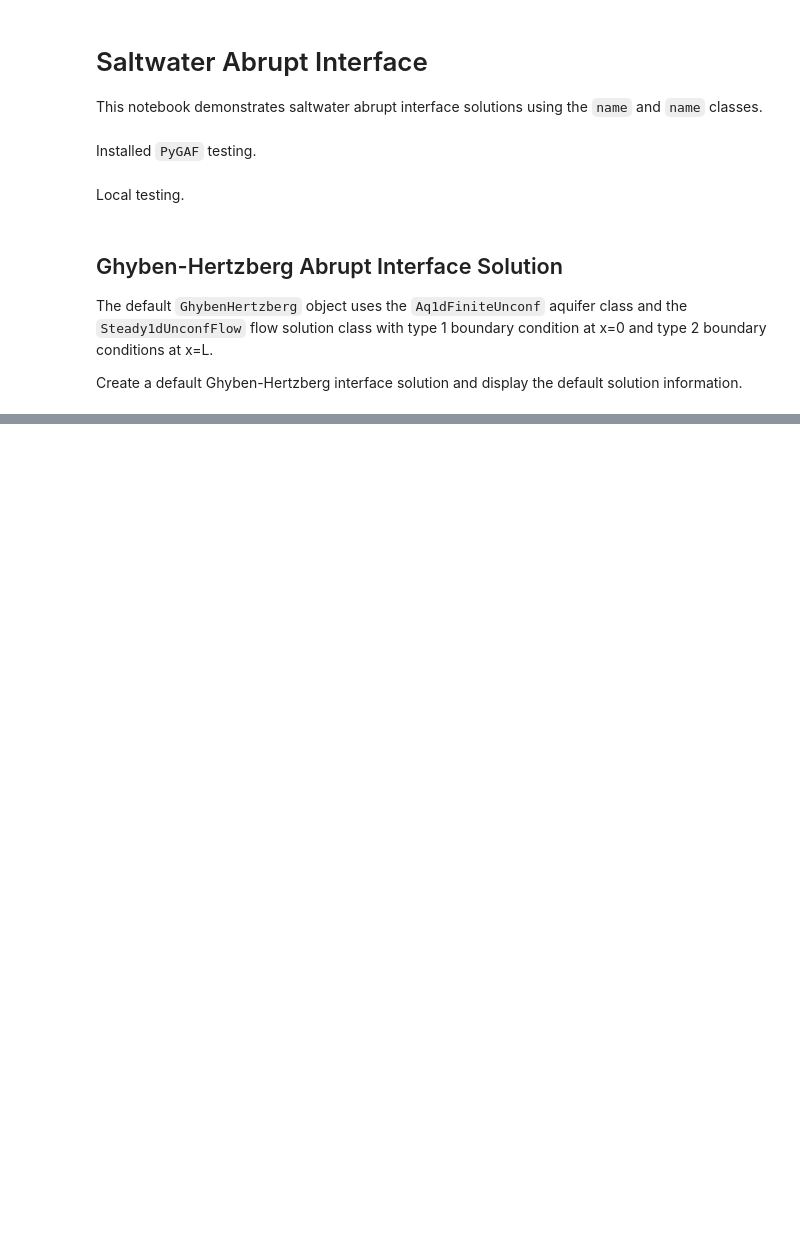
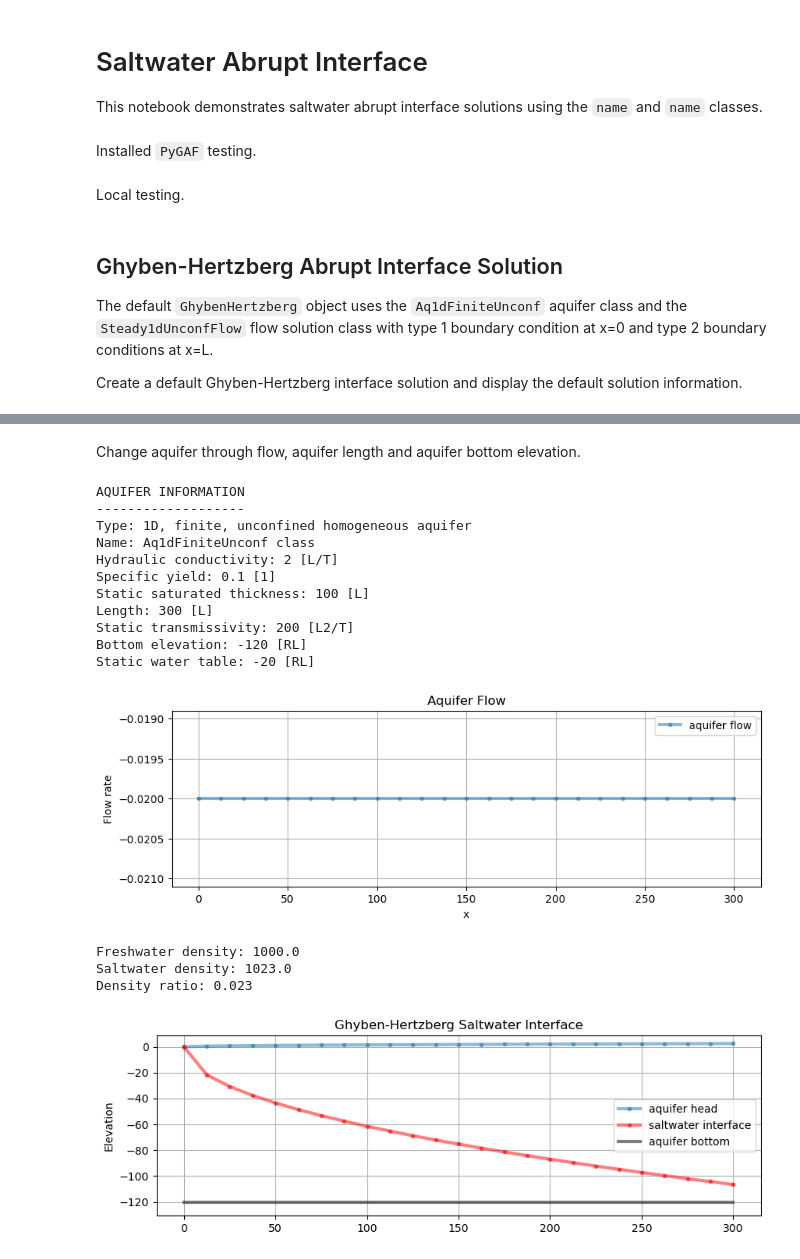
Before and after one commit to Moofbytes/pygaf_notebooks, a Jupyter notebook: pygaf_swi.ipynb, the cells around one changed output, grey strips where cells are left out. Cells and saved outputs as stored; diff of their text form; code cells hidden in the pictures; blank space fills up the shorter version.

```diff
--- a/pygaf_swi.ipynb
+++ b/pygaf_swi.ipynb
@@ -68,0 +89,26 @@ h1 = swi1.fsol.h()
+# %% [markdown]
+Change aquifer through flow, aquifer length and aquifer bottom elevation.
+# %%
+SW1.flow.bcL.flow = -0.02
+SW1.flow.aq.L = 300
+SW1.flow.aq.bot = -120
+SW1.flow.aq.info()
+dum = SW1.flow.q()
+dum = SW1.swi()
+# %% [output]
+AQUIFER INFORMATION
+-------------------
+Type: 1D, finite, unconfined homogeneous aquifer
+Name: Aq1dFiniteUnconf class
+Hydraulic conductivity: 2 [L/T]
+Specific yield: 0.1 [1]
+Static saturated thickness: 100 [L]
+Length: 300 [L]
+Static transmissivity: 200 [L2/T]
+Bottom elevation: -120 [RL]
+Static water table: -20 [RL]
+[figure, added]
+Freshwater density: 1000.0
+Saltwater density: 1023.0
+Density ratio: 0.023
+[figure, added]
```
Also changed, not shown: parts of 9 cells of this notebook.
